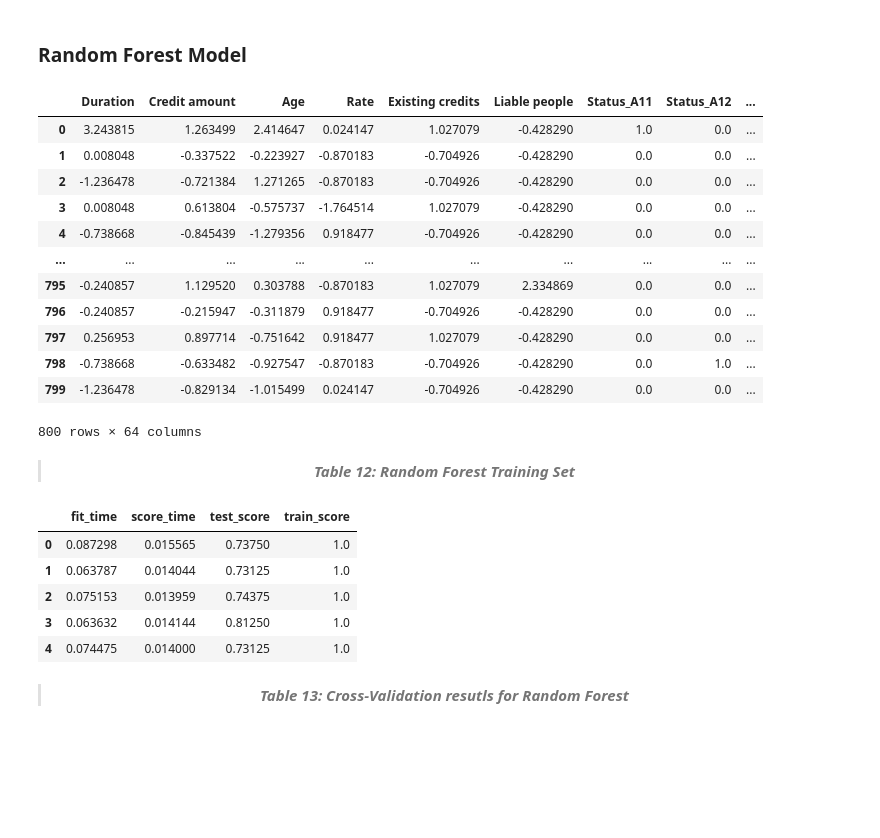
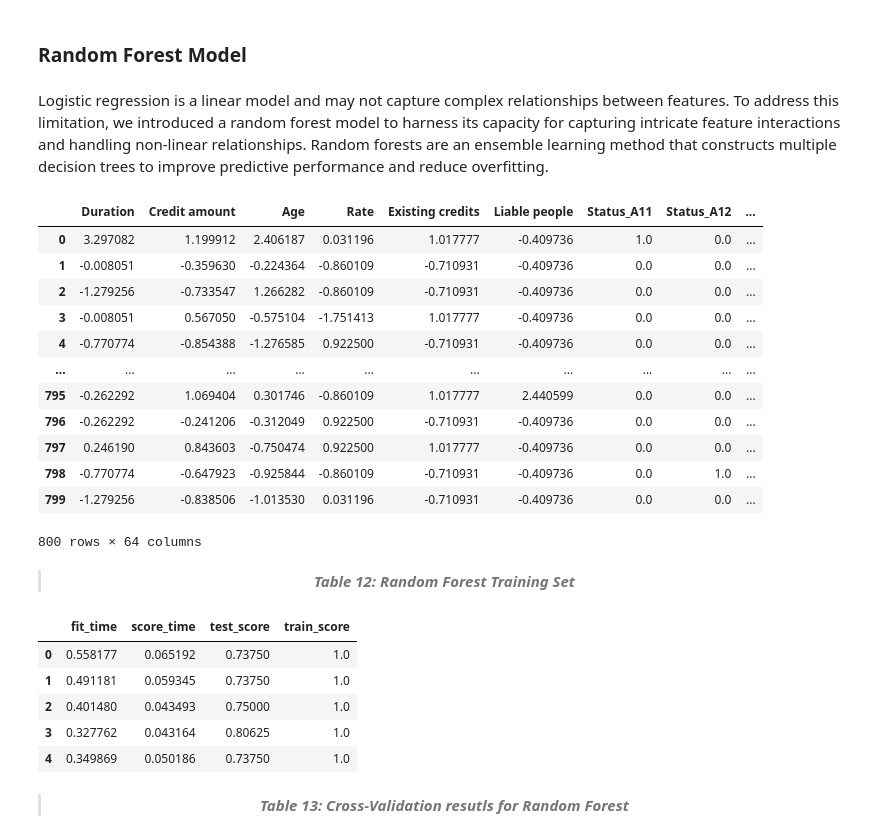
Before and after one commit to jjadeb/DSCI310_Group-12_Credit-Risk-Classification, a Jupyter notebook: reports/credit_risk_analysis.ipynb, the cells around one changed output. Drawn from its saved outputs; the diff is of its cells as text; code cells hidden in the pictures; blank space fills up the shorter version.

```diff
--- a/reports/credit_risk_analysis.ipynb
+++ b/reports/credit_risk_analysis.ipynb
@@ -154,0 +161,6 @@ The numerical data will then be inspected to check is scaling is required.
+# %%
+# Applying the preprocessing
+X_train, X_test, y_train, y_test = train_test_split(X, y, test_size=0.2, random_state=42)
+
+# Checking the shape of the splits
+(X_train.shape, X_test.shape), (y_train.shape, y_test.shape)
@@ -207,8 +216,10 @@ preprocessor = ColumnTransformer(
         ('cat', categorical_transformer, categorical_features)])
 
 # Applying the transformations
-X_transformed = preprocessor.fit_transform(X)
+X_train_transformed = preprocessor.fit_transform(X_train)
+
+X_test_transformed = preprocessor.transform(X_test)
 
 # Shape
-X_transformed.shape
+X_train_transformed.shape
 # %% [output]
@@ -240,9 +251,3 @@ pd.DataFrame(X_transformed, columns=column_names)
 > <center><b><i>Table 4: Transformed Data</i></b></center>
 # %% [markdown]
 The data will be split into a training and testing set where the Credit Risk will be set as the target variable for the supervised model
-# %%
-# Applying the preprocessing
-X_train, X_test, y_train, y_test = train_test_split(X_transformed, y, test_size=0.2, random_state=42)
-
-# Checking the shape of the splits
-(X_train.shape, X_test.shape), (y_train.shape, y_test.shape)
@@ -372,7 +375,7 @@ After hyperparameter optimization the test_scores have increased indicating bett
 Since the hyperparameter optimization is done, now lets fit the model to our training data
 # %%
 #Fitting the model
-lr_parameterised.fit(X_train,y_train)
+lr_parameterised.fit(X_train_transformed,y_train)
 # %% [output]
 LogisticRegression(C=0.1, random_state=69)
 # %% [markdown]
@@ -480,22 +452,24 @@ pd.DataFrame(results).T
 > <center><b><i>Table 11: Comparison of Model Performances: Dummy vs. Logistic Regression</i></b></center>
 # %% [markdown]
 ### Random Forest Model
+# %% [markdown]
+Logistic regression is a linear model and may not capture complex relationships between features. To address this limitation, we introduced a random forest model to harness its capacity for capturing intricate feature interactions and handling non-linear relationships. Random forests are an ensemble learning method that constructs multiple decision trees to improve predictive performance and reduce overfitting.
 # %%
-X_train_df = pd.DataFrame(X_train, columns=column_names)
+X_train_df = pd.DataFrame(X_train_transformed, columns=column_names)
 X_train_df
 # %% [output]
 |  | Duration | Credit amount | Age | Rate | Existing credits | Liable people | Status_A11 | Status_A12 | ... |
-| 0 | 3.243815 | 1.263499 | 2.414647 | 0.024147 | 1.027079 | -0.428290 | 1.0 | 0.0 | ... |
-| 1 | 0.008048 | -0.337522 | -0.223927 | -0.870183 | -0.704926 | -0.428290 | 0.0 | 0.0 | ... |
-| 2 | -1.236478 | -0.721384 | 1.271265 | -0.870183 | -0.704926 | -0.428290 | 0.0 | 0.0 | ... |
-| 3 | 0.008048 | 0.613804 | -0.575737 | -1.764514 | 1.027079 | -0.428290 | 0.0 | 0.0 | ... |
-| 4 | -0.738668 | -0.845439 | -1.279356 | 0.918477 | -0.704926 | -0.428290 | 0.0 | 0.0 | ... |
+| 0 | 3.297082 | 1.199912 | 2.406187 | 0.031196 | 1.017777 | -0.409736 | 1.0 | 0.0 | ... |
+| 1 | -0.008051 | -0.359630 | -0.224364 | -0.860109 | -0.710931 | -0.409736 | 0.0 | 0.0 | ... |
+| 2 | -1.279256 | -0.733547 | 1.266282 | -0.860109 | -0.710931 | -0.409736 | 0.0 | 0.0 | ... |
+| 3 | -0.008051 | 0.567050 | -0.575104 | -1.751413 | 1.017777 | -0.409736 | 0.0 | 0.0 | ... |
+| 4 | -0.770774 | -0.854388 | -1.276585 | 0.922500 | -0.710931 | -0.409736 | 0.0 | 0.0 | ... |
 | ... | ... | ... | ... | ... | ... | ... | ... | ... | ... |
-| 795 | -0.240857 | 1.129520 | 0.303788 | -0.870183 | 1.027079 | 2.334869 | 0.0 | 0.0 | ... |
-| 796 | -0.240857 | -0.215947 | -0.311879 | 0.918477 | -0.704926 | -0.428290 | 0.0 | 0.0 | ... |
-| 797 | 0.256953 | 0.897714 | -0.751642 | 0.918477 | 1.027079 | -0.428290 | 0.0 | 0.0 | ... |
-| 798 | -0.738668 | -0.633482 | -0.927547 | -0.870183 | -0.704926 | -0.428290 | 0.0 | 1.0 | ... |
-| 799 | -1.236478 | -0.829134 | -1.015499 | 0.024147 | -0.704926 | -0.428290 | 0.0 | 0.0 | ... |
+| 795 | -0.262292 | 1.069404 | 0.301746 | -0.860109 | 1.017777 | 2.440599 | 0.0 | 0.0 | ... |
+| 796 | -0.262292 | -0.241206 | -0.312049 | 0.922500 | -0.710931 | -0.409736 | 0.0 | 0.0 | ... |
+| 797 | 0.246190 | 0.843603 | -0.750474 | 0.922500 | 1.017777 | -0.409736 | 0.0 | 0.0 | ... |
+| 798 | -0.770774 | -0.647923 | -0.925844 | -0.860109 | -0.710931 | -0.409736 | 0.0 | 1.0 | ... |
+| 799 | -1.279256 | -0.838506 | -1.013530 | 0.031196 | -0.710931 | -0.409736 | 0.0 | 0.0 | ... |
 800 rows × 64 columns
 # %% [markdown]
 > <center><b><i>Table 12: Random Forest Training Set</i></b></center>
@@ -507,16 +481,16 @@ rf_classifier = RandomForestClassifier(
         n_jobs=-1,
         random_state=123)
 
-scores_rf =cross_validate(rf_classifier, X_train, y_train, return_train_score=True)
+scores_rf =cross_validate(rf_classifier, X_train_transformed, y_train, return_train_score=True)
 
 pd.DataFrame(scores_rf)
 # %% [output]
 |  | fit_time | score_time | test_score | train_score |
-| 0 | 0.087298 | 0.015565 | 0.73750 | 1.0 |
-| 1 | 0.063787 | 0.014044 | 0.73125 | 1.0 |
-| 2 | 0.075153 | 0.013959 | 0.74375 | 1.0 |
-| 3 | 0.063632 | 0.014144 | 0.81250 | 1.0 |
-| 4 | 0.074475 | 0.014000 | 0.73125 | 1.0 |
+| 0 | 0.558177 | 0.065192 | 0.73750 | 1.0 |
+| 1 | 0.491181 | 0.059345 | 0.73750 | 1.0 |
+| 2 | 0.401480 | 0.043493 | 0.75000 | 1.0 |
+| 3 | 0.327762 | 0.043164 | 0.80625 | 1.0 |
+| 4 | 0.349869 | 0.050186 | 0.73750 | 1.0 |
 # %% [markdown]
 > <center><b><i>Table 13: Cross-Validation resutls for Random Forest</i></b></center>
 # %% [markdown]
```
Also changed, not shown: parts of 27 cells of this notebook, 6 other files.
